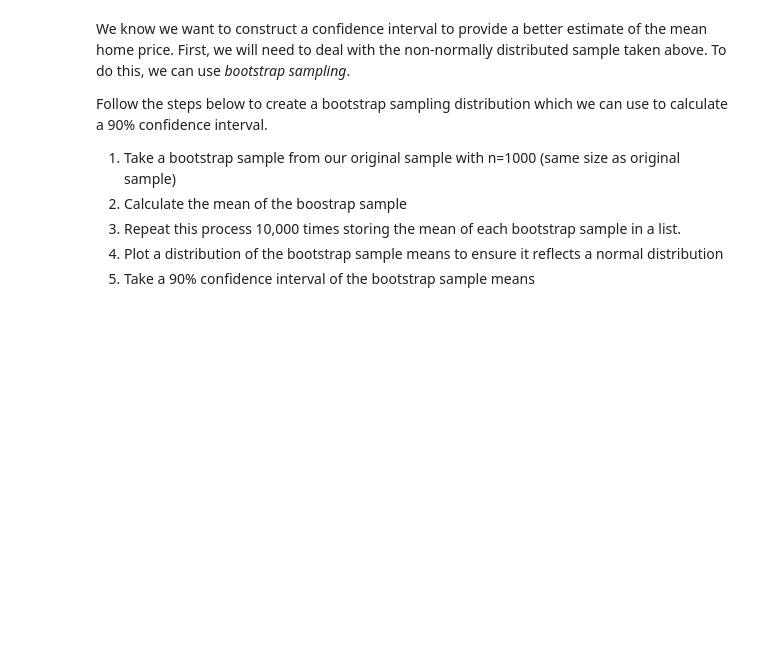
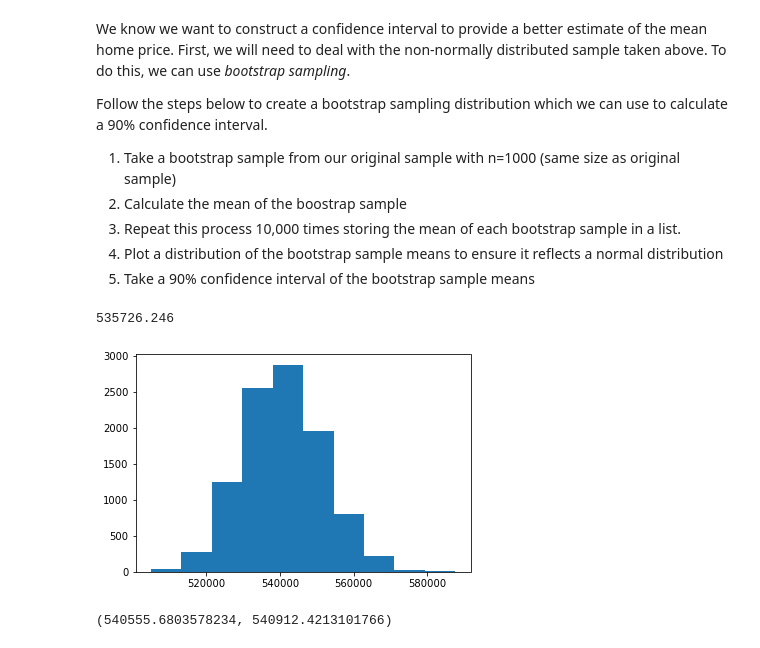
Before and after one commit to CooperWThompson/DSBSC-ConfidenceIntervals-Distributions, a Jupyter notebook: index.ipynb, the cells around one changed output. Drawn from its saved outputs; the diff is of its cells as text; code cells hidden in the pictures; blank space fills up the shorter version.

```diff
--- a/index.ipynb
+++ b/index.ipynb
@@ -124,7 +209,22 @@ Follow the steps below to create a bootstrap sampling distribution which we can
 3. Repeat this process 10,000 times storing the mean of each bootstrap sample in a list.
 4. Plot a distribution of the bootstrap sample means to ensure it reflects a normal distribution
 5. Take a 90% confidence interval of the bootstrap sample means
+# %%
+# Code here for level up part 1
+bootstrap_sample = np.random.choice(sample, size=1000)
 # %%
-# Code here for level up part 1
+# Code here for level up part 2
+np.mean(bootstrap_sample)
+# %% [output]
+535726.246
+# %%
+bootstrap_sample_means = []
+# Code here for level up part 3
+for _ in range(10000):
+    bootstrap_sample = np.random.choice(sample, size=1000)
+    bootstrap_sample_means.append(bootstrap_sample.mean())
 # %%
-# Code here for level up part 2
+# Code here for level up part 4
+plt.hist(bootstrap_sample_means);
+# %% [output]
+[figure, added]
@@ -135,2 +231,8 @@ Follow the steps below to create a bootstrap sampling distribution which we can
 # %%
 # Code here for level up part 5
+stats.t.interval(alpha=.9,
+                 loc=np.mean(bootstrap_sample_means),
+                 scale=stats.sem(bootstrap_sample_means),
+                 df=len(bootstrap_sample_means)-1)
+# %% [output]
+(540555.6803578234, 540912.4213101766)
```
Also changed, not shown: parts of 22 cells of this notebook.
